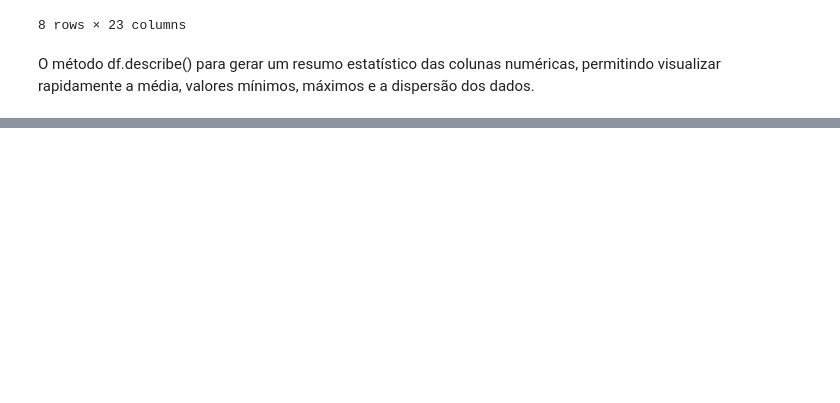
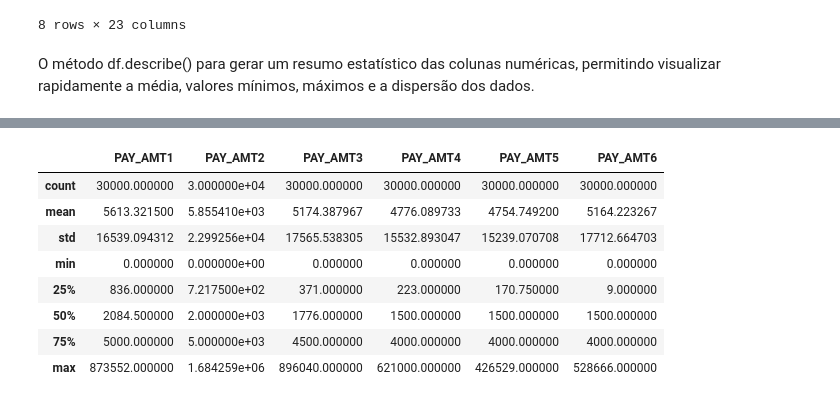
Before and after one commit to euaninhagoess/Analise-dados, a Jupyter notebook: GoogleColabAnaClara.ipynb, the cells around one changed output, grey strips where cells are left out. Saved outputs shown, nothing was run; the diff lists cells and outputs as text; code cells hidden in the pictures; blank space fills up the shorter version.

```diff
--- a/GoogleColabAnaClara.ipynb
+++ b/GoogleColabAnaClara.ipynb
@@ -123,0 +180,12 @@ O método df.describe() para gerar um resumo estatístico das colunas numéricas
+# %%
+df[colunas_feitas].describe()
+# %% [output]
+|  | PAY_AMT1 | PAY_AMT2 | PAY_AMT3 | PAY_AMT4 | PAY_AMT5 | PAY_AMT6 |
+| count | 30000.000000 | 3.000000e+04 | 30000.000000 | 30000.000000 | 30000.000000 | 30000.000000 |
+| mean | 5613.321500 | 5.855410e+03 | 5174.387967 | 4776.089733 | 4754.749200 | 5164.223267 |
+| std | 16539.094312 | 2.299256e+04 | 17565.538305 | 15532.893047 | 15239.070708 | 17712.664703 |
+| min | 0.000000 | 0.000000e+00 | 0.000000 | 0.000000 | 0.000000 | 0.000000 |
+| 25% | 836.000000 | 7.217500e+02 | 371.000000 | 223.000000 | 170.750000 | 9.000000 |
+| 50% | 2084.500000 | 2.000000e+03 | 1776.000000 | 1500.000000 | 1500.000000 | 1500.000000 |
+| 75% | 5000.000000 | 5.000000e+03 | 4500.000000 | 4000.000000 | 4000.000000 | 4000.000000 |
+| max | 873552.000000 | 1.684259e+06 | 896040.000000 | 621000.000000 | 426529.000000 | 528666.000000 |
```
Also changed, not shown: parts of 14 cells of this notebook.
